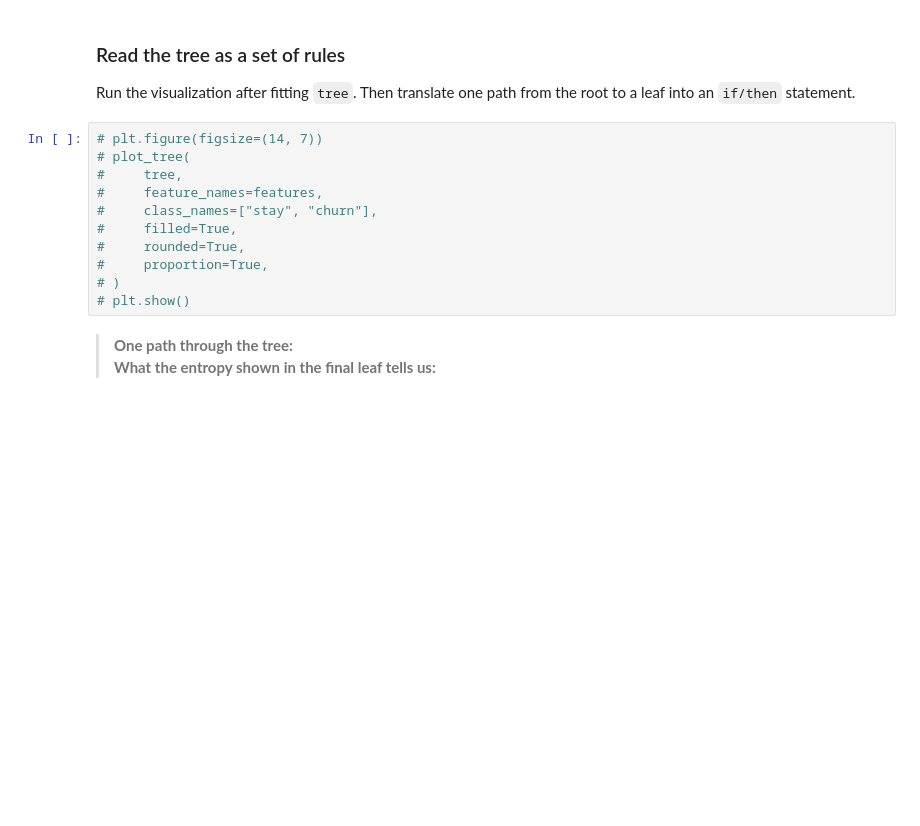
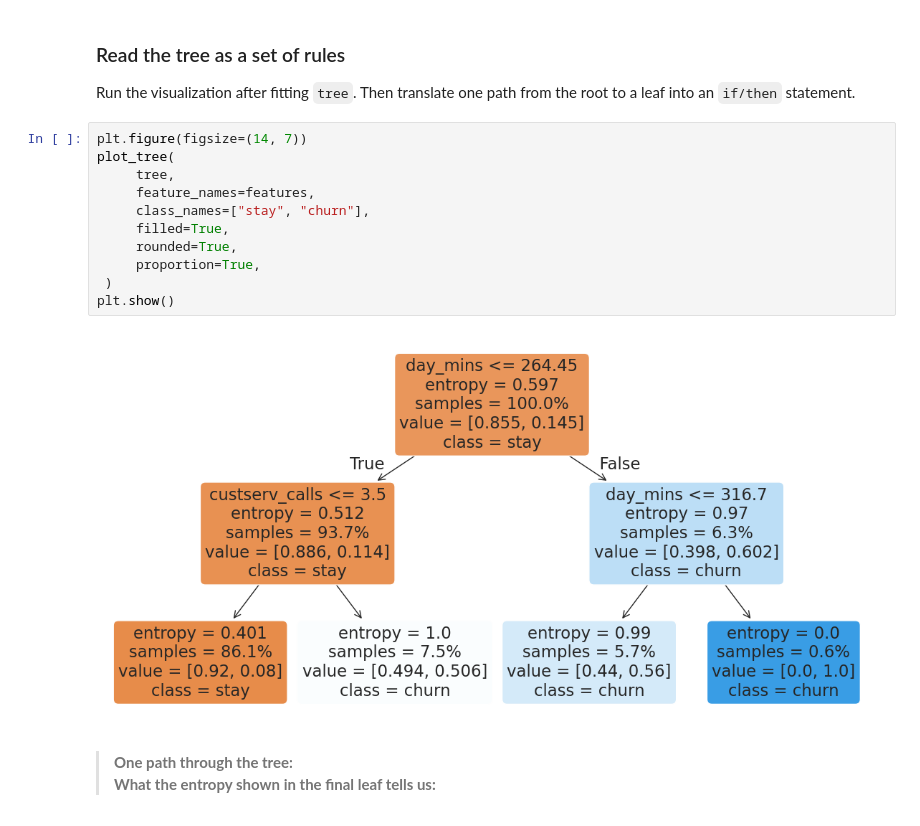
Before and after one commit to MelodyZuo/Databootcamp-Regression-Competition-for-house-prices, a Jupyter notebook: intro_decision_tree_updated.ipynb, the cells around one changed output. Cells and saved outputs as stored; diff of their text form; blank space fills up the shorter version.

```diff
--- a/intro_decision_tree_updated.ipynb
+++ b/intro_decision_tree_updated.ipynb
@@ -365,16 +383,18 @@ X_train, X_test, y_train, y_test = train_test_split(
 
 Run the visualization after fitting `tree`. Then translate one path from the root to a leaf into an `if/then` statement.
 # %%
-# plt.figure(figsize=(14, 7))
-# plot_tree(
-#     tree,
-#     feature_names=features,
-#     class_names=["stay", "churn"],
-#     filled=True,
-#     rounded=True,
-#     proportion=True,
-# )
-# plt.show()
+plt.figure(figsize=(14, 7))
+plot_tree(
+     tree,
+     feature_names=features,
+     class_names=["stay", "churn"],
+     filled=True,
+     rounded=True,
+     proportion=True,
+ )
+plt.show()
+# %% [output]
+[figure, added]
 # %% [markdown]
 > **One path through the tree:**
 > **What the entropy shown in the final leaf tells us:**
```
Also changed, not shown: parts of 10 cells of this notebook.
